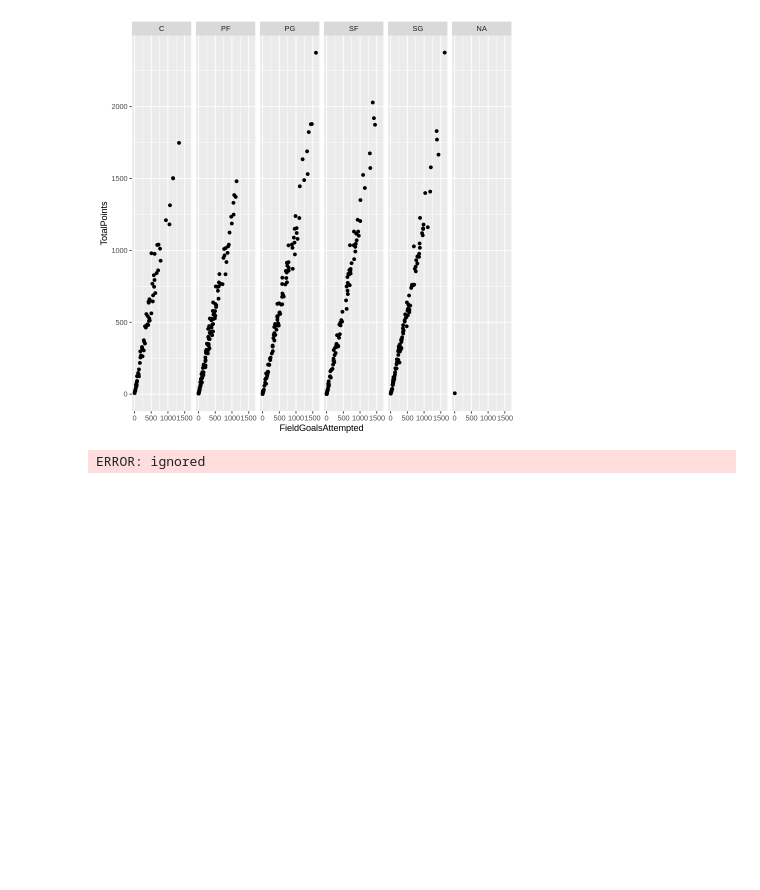
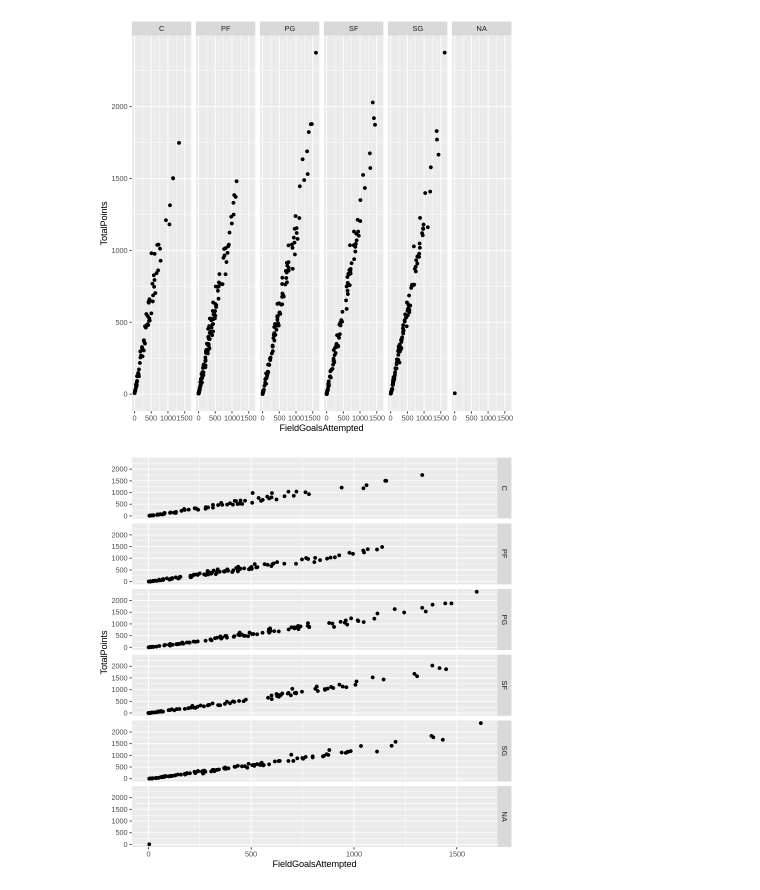
Before and after one commit to nogizaka46no1/bigdata, a Jupyter notebook: 「0323_1」的副本.ipynb, the cells around one changed output. Drawn from its saved outputs; the diff is of its cells as text; code cells hidden in the pictures; blank space fills up the shorter version.

```diff
--- a/「0323_1」的副本.ipynb
+++ b/「0323_1」的副本.ipynb
@@ -45,6 +45,6 @@ qplot(FieldGoalsAttempted,TotalPoints,data=NBA1516,facets=.~Position)
 # %% [output]
 [figure]
 # %%
-qplot(FieldGoalsAttempted,TotalPoints,data=NBA1516,facets= ~. Position)
+qplot(FieldGoalsAttempted,TotalPoints,data = NBA1516,facets=  Position~.)
 # %% [output]
-ERROR: ignored
+[figure, added]
```
Also changed, not shown: parts of 2 cells of this notebook.
